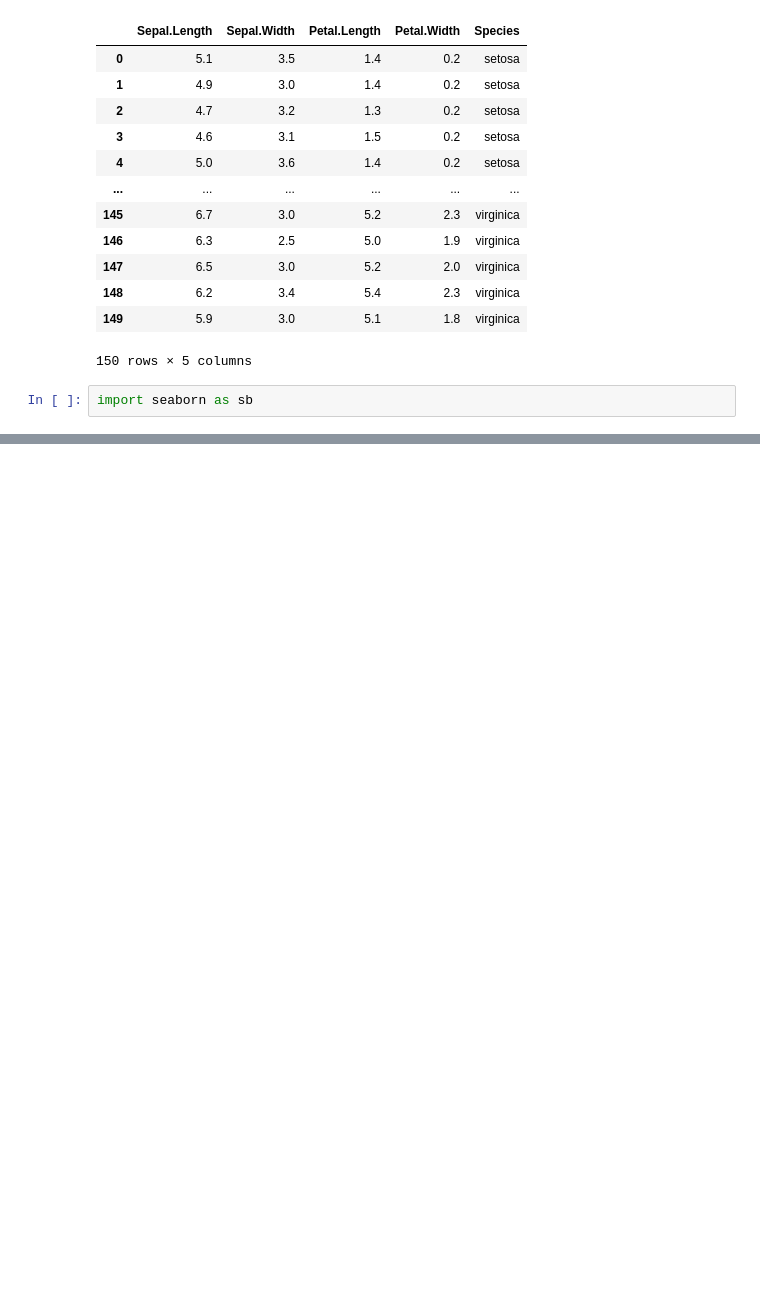
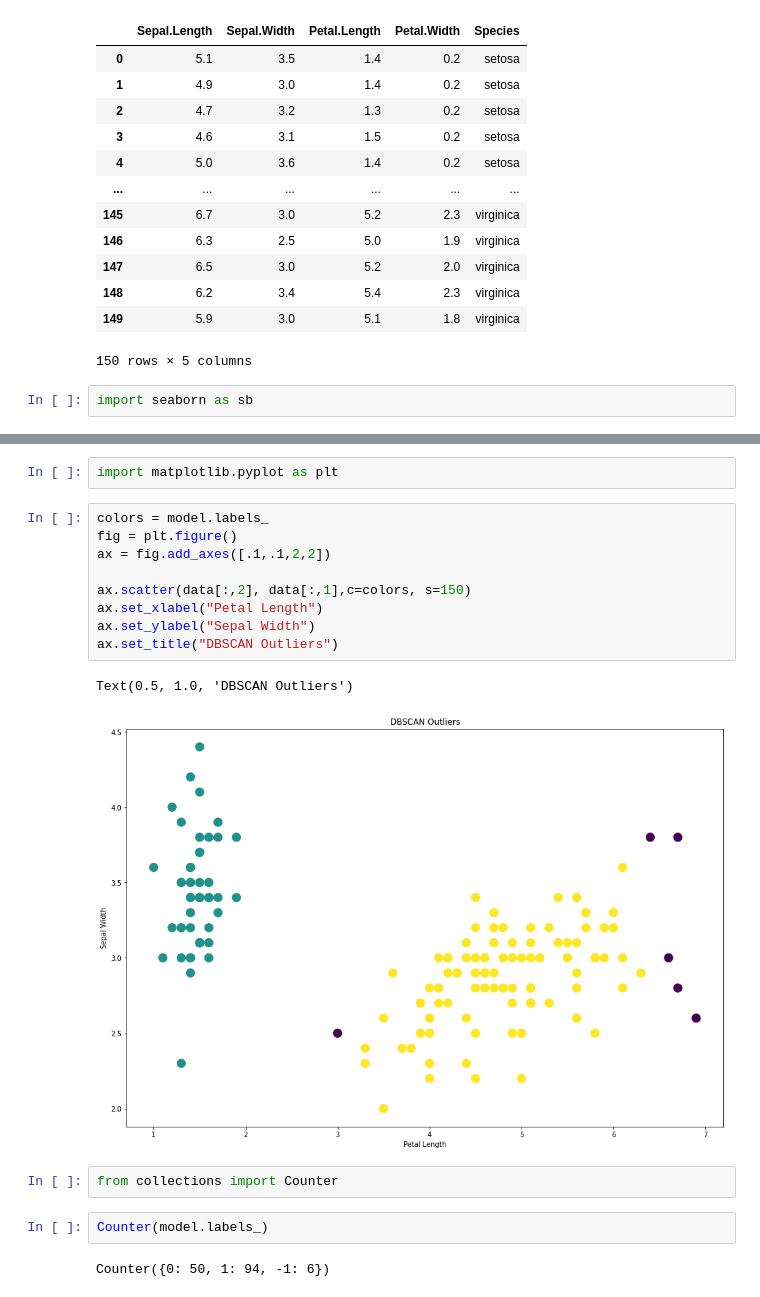
Before and after one commit to pankajsoni22/machine-learning-mastery, a Jupyter notebook: Outliers.ipynb, the cells around one changed output, grey strips where cells are left out. Cells and saved outputs as stored; diff of their text form; blank space fills up the shorter version.

```diff
--- a/Outliers.ipynb
+++ b/Outliers.ipynb
@@ -63,0 +111,20 @@ sb.boxplot(x='Species', y='Sepal.Length', data=iris_df, palette='hls')
+# %%
+import matplotlib.pyplot as plt
+# %%
+colors = model.labels_
+fig = plt.figure()
+ax = fig.add_axes([.1,.1,2,2])
+
+ax.scatter(data[:,2], data[:,1],c=colors, s=150)
+ax.set_xlabel("Petal Length")
+ax.set_ylabel("Sepal Width")
+ax.set_title("DBSCAN Outliers")
+# %% [output]
+Text(0.5, 1.0, 'DBSCAN Outliers')
+[figure, added]
+# %%
+from collections import Counter
+# %%
+Counter(model.labels_)
+# %% [output]
+Counter({0: 50, 1: 94, -1: 6})
```
Also changed, not shown: parts of 33 cells of this notebook.
